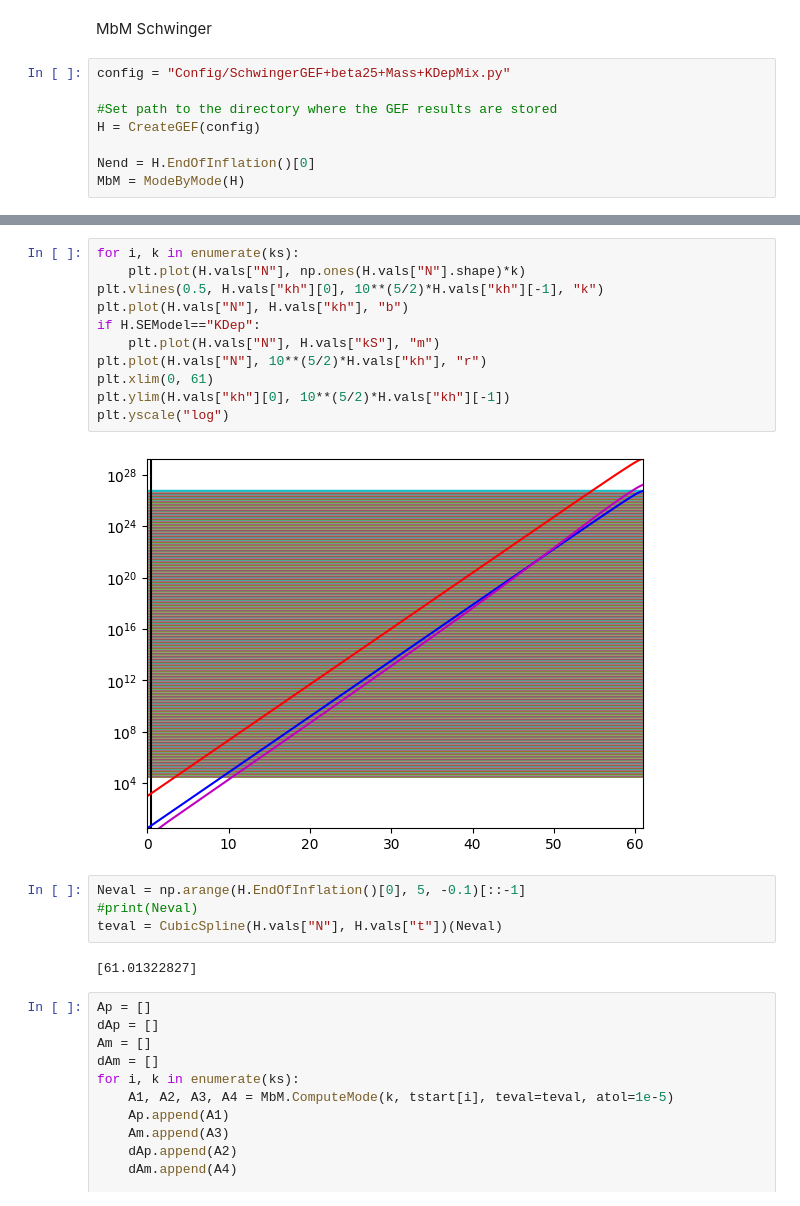
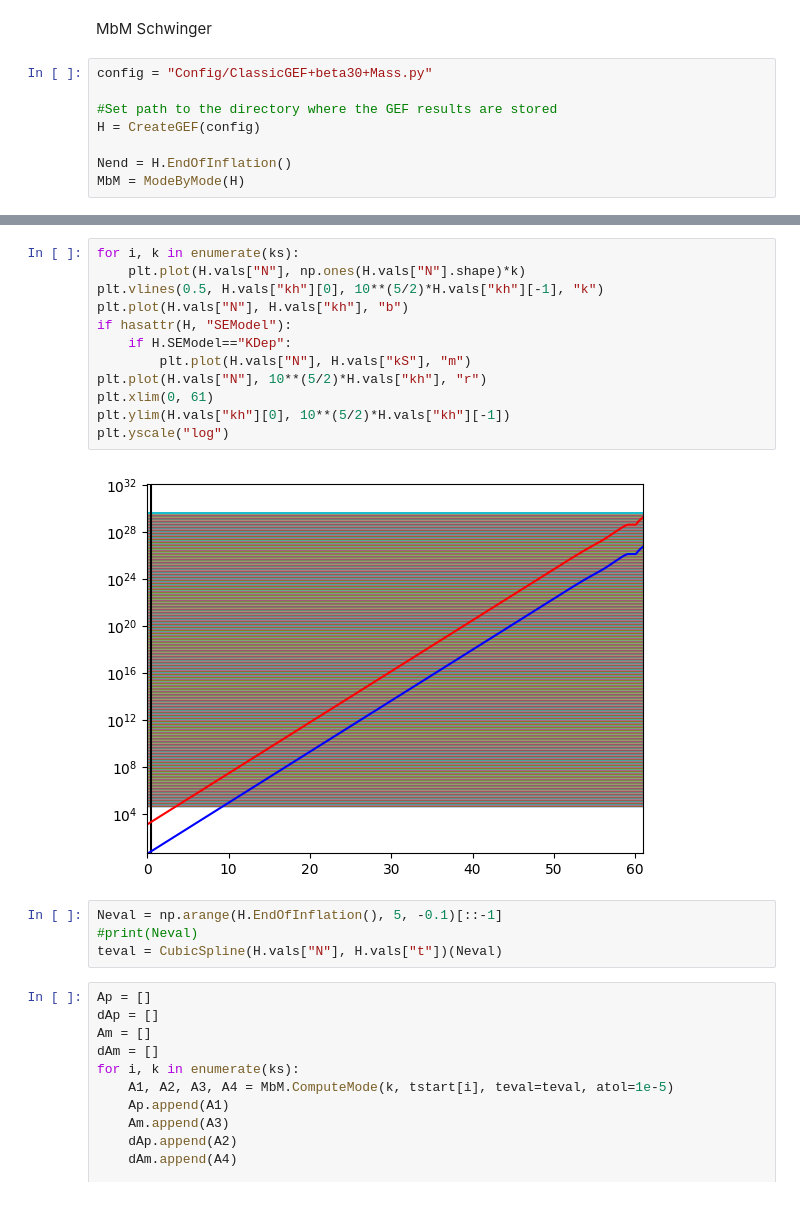
Before and after one commit to richard-von-eckardstein/GEFF, a Jupyter notebook: ModeSolver.ipynb, the cells around one changed output, grey strips where cells are left out. Saved outputs shown, nothing was run; the diff lists cells and outputs as text.

```diff
--- a/ModeSolver.ipynb
+++ b/ModeSolver.ipynb
@@ -10,11 +10,11 @@ from scipy.interpolate import CubicSpline
 # %% [markdown]
 MbM Schwinger
 # %%
-config = "Config/SchwingerGEF+beta25+Mass+KDepMix.py"
+config = "Config/ClassicGEF+beta30+Mass.py"
 
 #Set path to the directory where the GEF results are stored
 H = CreateGEF(config)
 
-Nend = H.EndOfInflation()[0]
+Nend = H.EndOfInflation()
 MbM = ModeByMode(H)
 # %% [output]
@@ -32,22 +34,21 @@ plt.yscale("log")
 # %%
 for i, k in enumerate(ks):
     plt.plot(H.vals["N"], np.ones(H.vals["N"].shape)*k)
 plt.vlines(0.5, H.vals["kh"][0], 10**(5/2)*H.vals["kh"][-1], "k")
 plt.plot(H.vals["N"], H.vals["kh"], "b")
-if H.SEModel=="KDep":
-    plt.plot(H.vals["N"], H.vals["kS"], "m")
+if hasattr(H, "SEModel"):
+    if H.SEModel=="KDep":
+        plt.plot(H.vals["N"], H.vals["kS"], "m")
 plt.plot(H.vals["N"], 10**(5/2)*H.vals["kh"], "r")
 plt.xlim(0, 61)
 plt.ylim(H.vals["kh"][0], 10**(5/2)*H.vals["kh"][-1])
 plt.yscale("log")
 # %% [output]
-[figure, old version]
+[figure, new version]
 # %%
-Neval = np.arange(H.EndOfInflation()[0], 5, -0.1)[::-1]
+Neval = np.arange(H.EndOfInflation(), 5, -0.1)[::-1]
 #print(Neval)
 teval = CubicSpline(H.vals["N"], H.vals["t"])(Neval)
-# %% [output]
-[61.01322827]
 # %%
 Ap = []
 dAp = []
```
Also changed, not shown: parts of 4 cells of this notebook, 4 other files.
